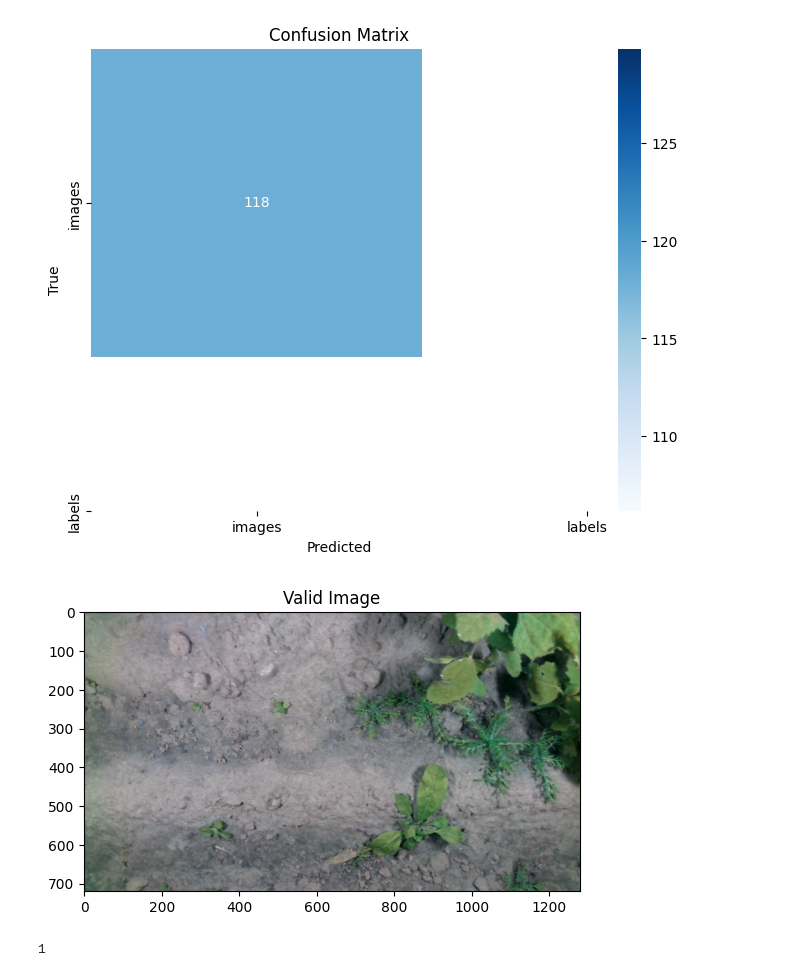
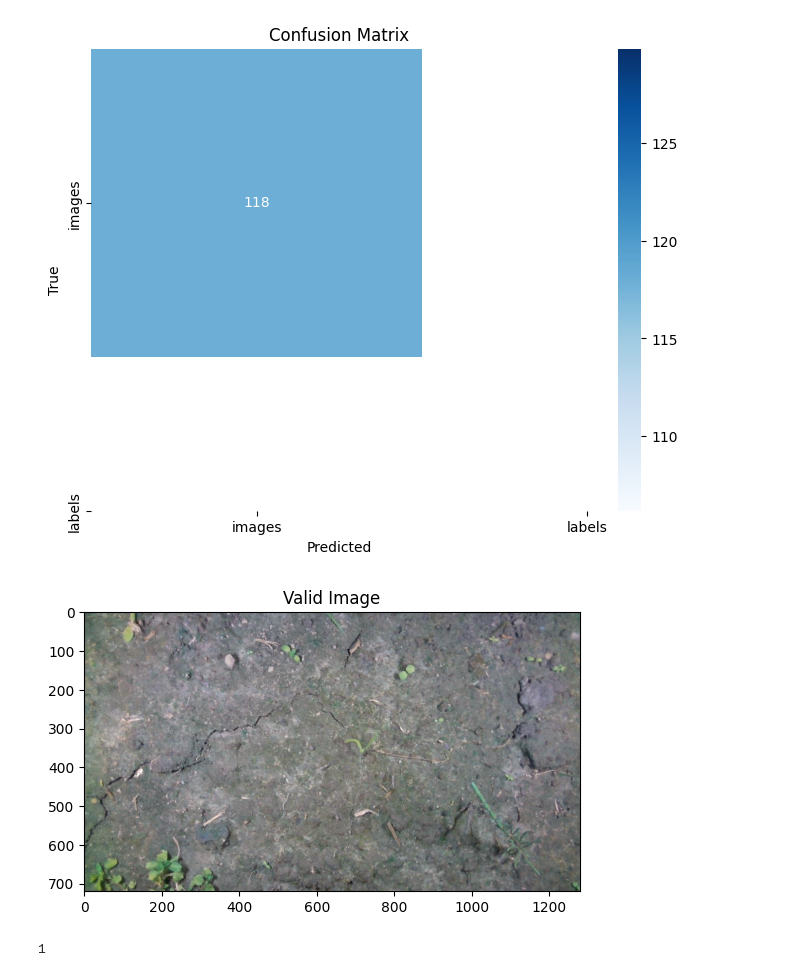
Before and after one commit to samia-75-shahid/Assignment_3-login-php, a Jupyter notebook: weedproject.ipynb, the cells around one changed output. Saved outputs shown, nothing was run; the diff lists cells and outputs as text; code cells hidden in the pictures.

```diff
--- a/weedproject.ipynb
+++ b/weedproject.ipynb
@@ -141,14 +141,14 @@ plt.show()
 # %%
 import cv2
 import matplotlib.pyplot as plt # Import the matplotlib library
 
-image_path = "/content/drive/MyDrive/WeedCrop.v1i.yolov5pytorch/valid/images/12120_jpg.rf.e2bf8a5eb2db67d77be7d32085df22bb.jpg"
+image_path = "/content/drive/MyDrive/WeedCrop.v1i.yolov5pytorch/valid/images/32284_jpg.rf.16bc09155b800893fcadfb2512993c1a.jpg"
 img = cv2.imread(image_path)
 plt.imshow(img)
 plt.title("Valid Image")
 plt.show()
 # %% [output]
-[figure, old version]
+[figure, new version]
 # %%
 # Now you can get the result index
 result_index = np.argmax(image_prediction)
```
Also changed, not shown: parts of 1 cell of this notebook.
